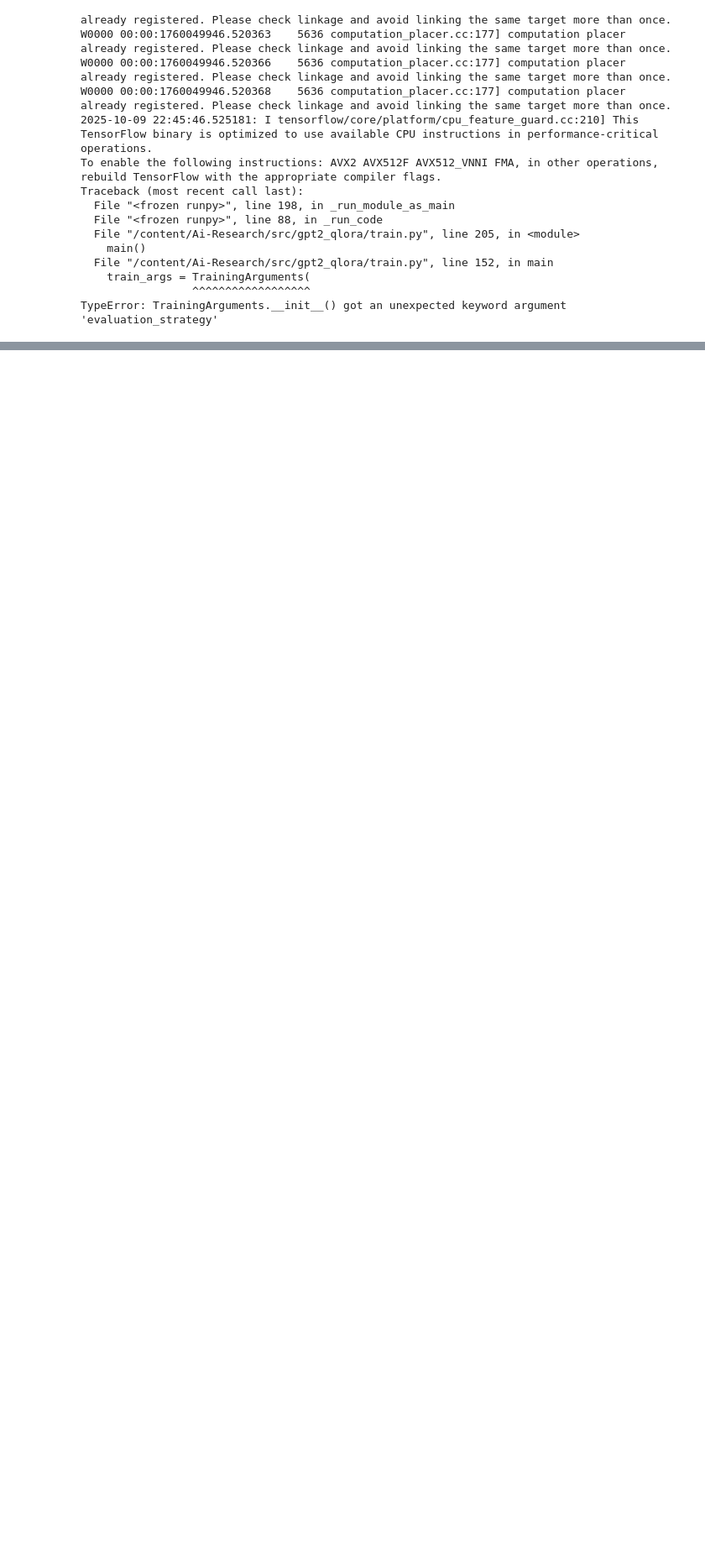
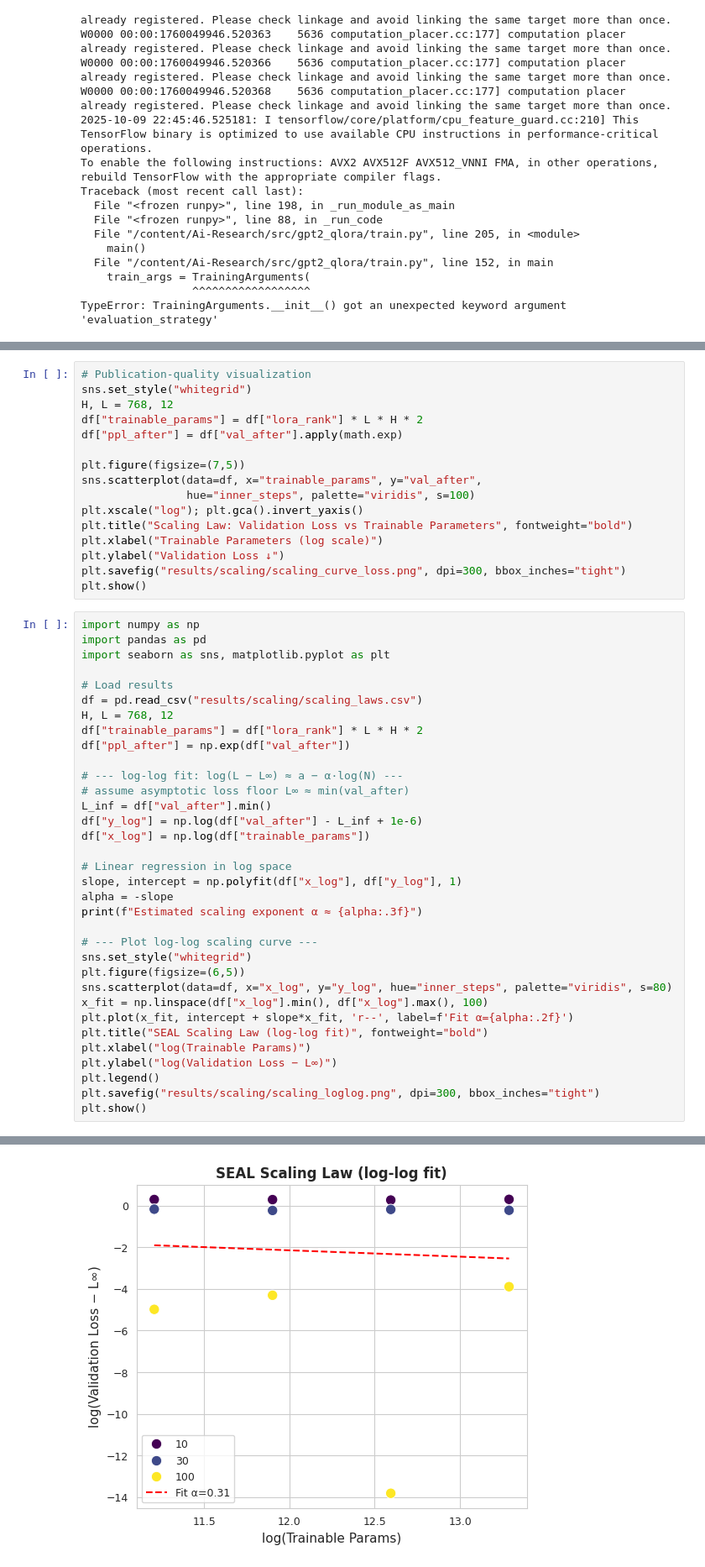
Before and after one commit to Hussain0327/Scaling-law-research, a Jupyter notebook: AI_Research.ipynb, the cells around one changed output, grey strips where cells are left out. Shown at 84% size. Saved outputs shown, nothing was run; the diff lists cells and outputs as text; blank space fills up the shorter version.

```diff
--- a/AI_Research.ipynb
+++ b/AI_Research.ipynb
@@ -503,0 +679,51 @@ display(Image('results/gpt2_seal/analysis_jsonl/pareto_forgetting.png'))
+# %%
+# Publication-quality visualization
+sns.set_style("whitegrid")
+H, L = 768, 12
+df["trainable_params"] = df["lora_rank"] * L * H * 2
+df["ppl_after"] = df["val_after"].apply(math.exp)
+
+plt.figure(figsize=(7,5))
+sns.scatterplot(data=df, x="trainable_params", y="val_after",
+                hue="inner_steps", palette="viridis", s=100)
+plt.xscale("log"); plt.gca().invert_yaxis()
+plt.title("Scaling Law: Validation Loss vs Trainable Parameters", fontweight="bold")
+plt.xlabel("Trainable Parameters (log scale)")
+plt.ylabel("Validation Loss ↓")
+plt.savefig("results/scaling/scaling_curve_loss.png", dpi=300, bbox_inches="tight")
+plt.show()
+# %%
+import numpy as np
+import pandas as pd
+import seaborn as sns, matplotlib.pyplot as plt
+
+# Load results
+df = pd.read_csv("results/scaling/scaling_laws.csv")
+H, L = 768, 12
+df["trainable_params"] = df["lora_rank"] * L * H * 2
+df["ppl_after"] = np.exp(df["val_after"])
+
+# --- log-log fit: log(L − L∞) ≈ a − α·log(N) ---
+# assume asymptotic loss floor L∞ ≈ min(val_after)
+L_inf = df["val_after"].min()
+df["y_log"] = np.log(df["val_after"] - L_inf + 1e-6)
+df["x_log"] = np.log(df["trainable_params"])
+
+# Linear regression in log space
+slope, intercept = np.polyfit(df["x_log"], df["y_log"], 1)
+alpha = -slope
+print(f"Estimated scaling exponent α ≈ {alpha:.3f}")
+
+# --- Plot log-log scaling curve ---
+sns.set_style("whitegrid")
+plt.figure(figsize=(6,5))
+sns.scatterplot(data=df, x="x_log", y="y_log", hue="inner_steps", palette="viridis", s=80)
+x_fit = np.linspace(df["x_log"].min(), df["x_log"].max(), 100)
+plt.plot(x_fit, intercept + slope*x_fit, 'r--', label=f'Fit α={alpha:.2f}')
+plt.title("SEAL Scaling Law (log-log fit)", fontweight="bold")
+plt.xlabel("log(Trainable Params)")
+plt.ylabel("log(Validation Loss − L∞)")
+plt.legend()
+plt.savefig("results/scaling/scaling_loglog.png", dpi=300, bbox_inches="tight")
+plt.show()
+# %% [output]
@@ -503,0 +731 @@ display(Image('results/gpt2_seal/analysis_jsonl/pareto_forgetting.png'))
+[figure, added]
```
Also changed, not shown: parts of 70 cells of this notebook.
